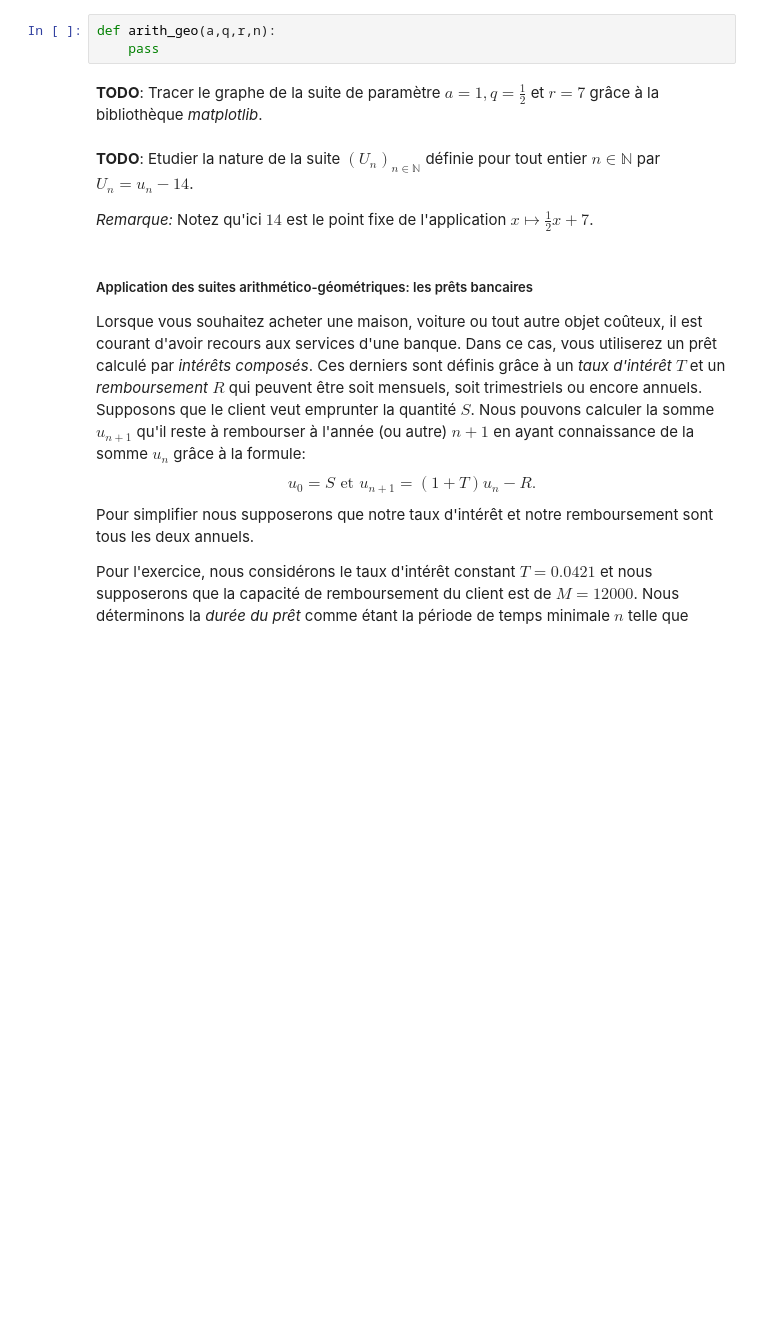
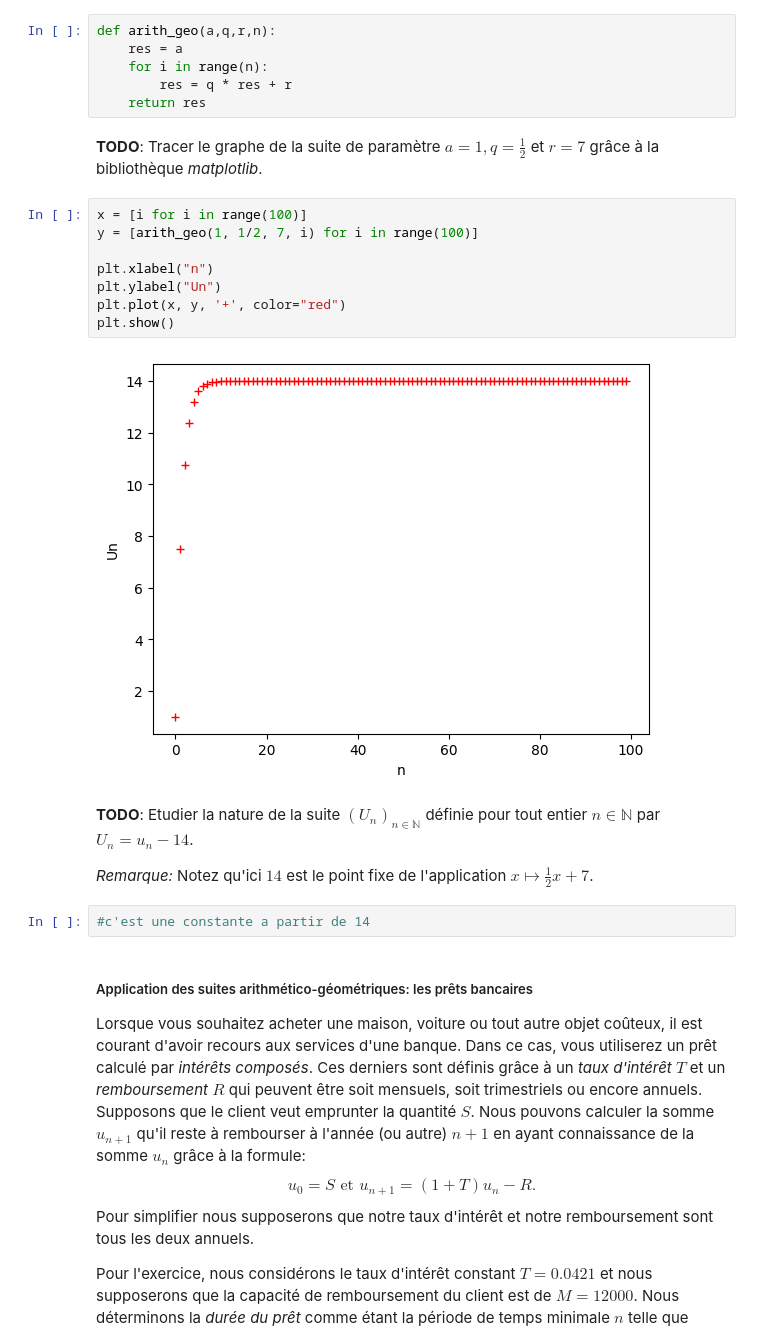
Before and after one commit to mntnathan/BUT1, a Jupyter notebook: R1.07/TP/TP02-Suites_complexite.ipynb, the cells around one changed output. Cells and saved outputs as stored; diff of their text form; blank space fills up the shorter version.

```diff
--- a/R1.07/TP/TP02-Suites_complexite.ipynb
+++ b/R1.07/TP/TP02-Suites_complexite.ipynb
@@ -125,13 +168,28 @@ u_0=a \text{ et } \forall n\in\mathbb{N}, u_{n+1}= q\times u_n +r.
 $$
 # %%
 def arith_geo(a,q,r,n):
-    pass
+    res = a
+    for i in range(n):
+        res = q * res + r
+    return res
 # %% [markdown]
 **TODO**: Tracer le graphe de la suite de paramètre $a=1, q=\frac{1}{2}$ et $r=7$ grâce à la bibliothèque *matplotlib*.
+# %%
+x = [i for i in range(100)]
+y = [arith_geo(1, 1/2, 7, i) for i in range(100)]
+
+plt.xlabel("n")
+plt.ylabel("Un")
+plt.plot(x, y, '+', color="red")
+plt.show()
+# %% [output]
+[figure, added]
 # %% [markdown]
 **TODO**: Etudier la nature de la suite $(U_n)_{n\in\mathbb{N}}$ définie pour tout entier $n\in\mathbb{N}$ par $U_n=u_n-14$.
 
 *Remarque:* Notez qu'ici $14$ est le point fixe de l'application $x\mapsto\frac{1}{2}x+7$.
+# %%
+#c'est une constante a partir de 14
 # %% [markdown]
 ##### Application des suites arithmético-géométriques: les prêts bancaires
 
```
Also changed, not shown: parts of 9 cells of this notebook.
